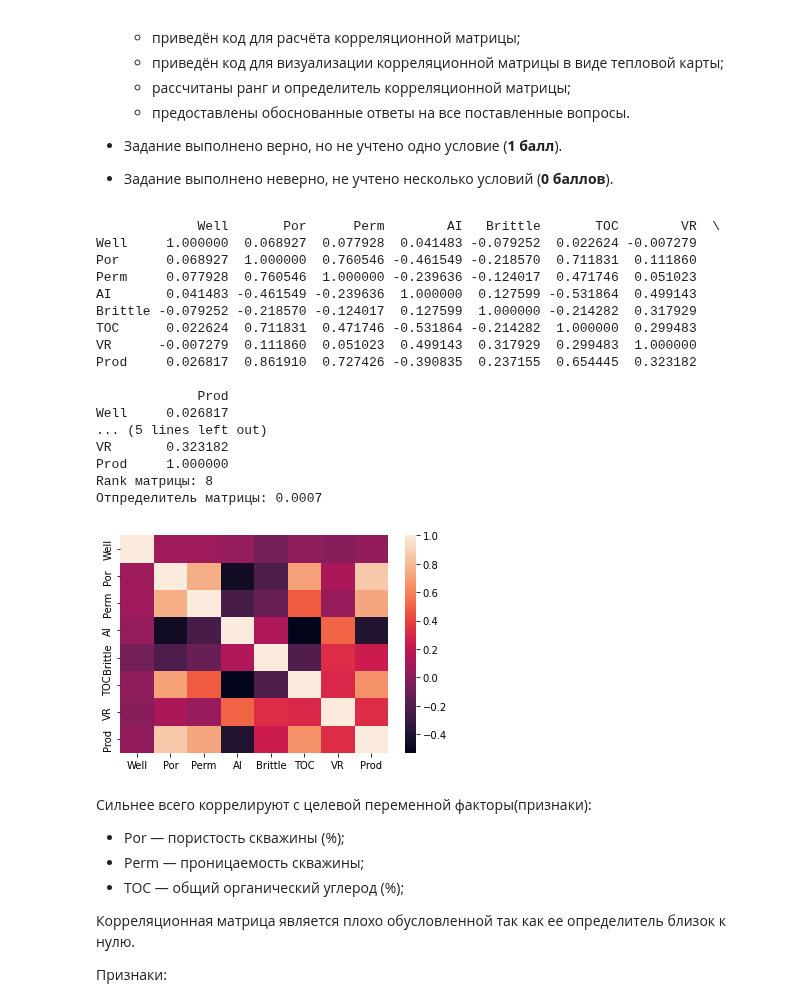
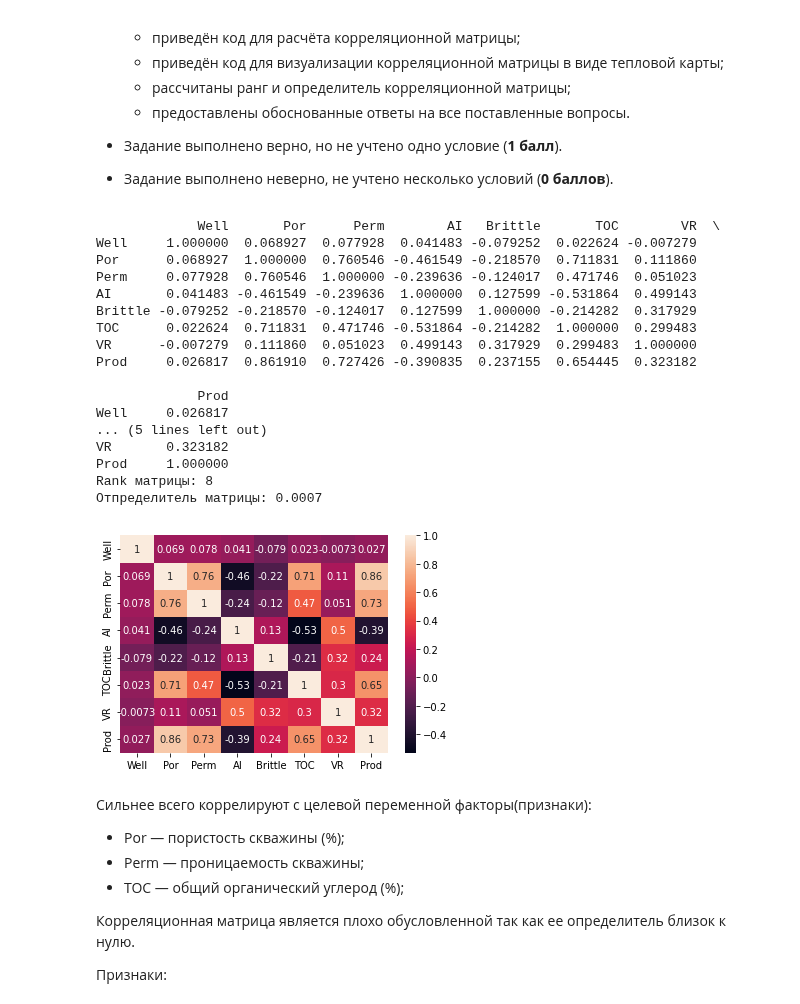
Before and after one commit to d3enjan/sf_data_science, a Jupyter notebook: skillfactory/MATH&ML-2. Линейная алгебра в контексте линейных методов. Часть II/MATH-ML-2. Практика. Ноутбук-шаблон.ipynb, the cells around one changed output. Drawn from its saved outputs; the diff is of its cells as text; code cells hidden in the pictures.

```diff
--- a/skillfactory/MATH&ML-2. Линейная алгебра в контексте линейных методов. Часть II/MATH-ML-2. Практика. Ноутбук-шаблон.ipynb
+++ b/skillfactory/MATH&ML-2. Линейная алгебра в контексте линейных методов. Часть II/MATH-ML-2. Практика. Ноутбук-шаблон.ipynb
@@ -109,30 +109,30 @@ memory usage: 12.6 KB
 # %%
 # Ваш код здесь
 print(data.corr())  #Матрица корреляций
 
 print('Rank матрицы: {:.0f}'.format(np.linalg.matrix_rank(data.corr())))
 print('Отпределитель матрицы: {:.4f}'.format(np.linalg.det(data.corr())))
 
-sns.heatmap(data.corr()); #Тепловая карта
+sns.heatmap(data.corr(), annot=True); #Тепловая карта
 # %% [output]
              Well       Por      Perm        AI   Brittle       TOC        VR  \
 Well     1.000000  0.068927  0.077928  0.041483 -0.079252  0.022624 -0.007279
 Por      0.068927  1.000000  0.760546 -0.461549 -0.218570  0.711831  0.111860
 Perm     0.077928  0.760546  1.000000 -0.239636 -0.124017  0.471746  0.051023
 AI       0.041483 -0.461549 -0.239636  1.000000  0.127599 -0.531864  0.499143
 Brittle -0.079252 -0.218570 -0.124017  0.127599  1.000000 -0.214282  0.317929
 TOC      0.022624  0.711831  0.471746 -0.531864 -0.214282  1.000000  0.299483
 VR      -0.007279  0.111860  0.051023  0.499143  0.317929  0.299483  1.000000
 Prod     0.026817  0.861910  0.727426 -0.390835  0.237155  0.654445  0.323182
 
              Prod
 Well     0.026817
 ... (5 lines left out)
 VR       0.323182
 Prod     1.000000
 Rank матрицы: 8
 Отпределитель матрицы: 0.0007
-[figure, old version]
+[figure, new version]
 # %% [markdown]
 Сильнее всего коррелируют с целевой переменной факторы(признаки):
 
```
Also changed, not shown: parts of 4 cells of this notebook.
